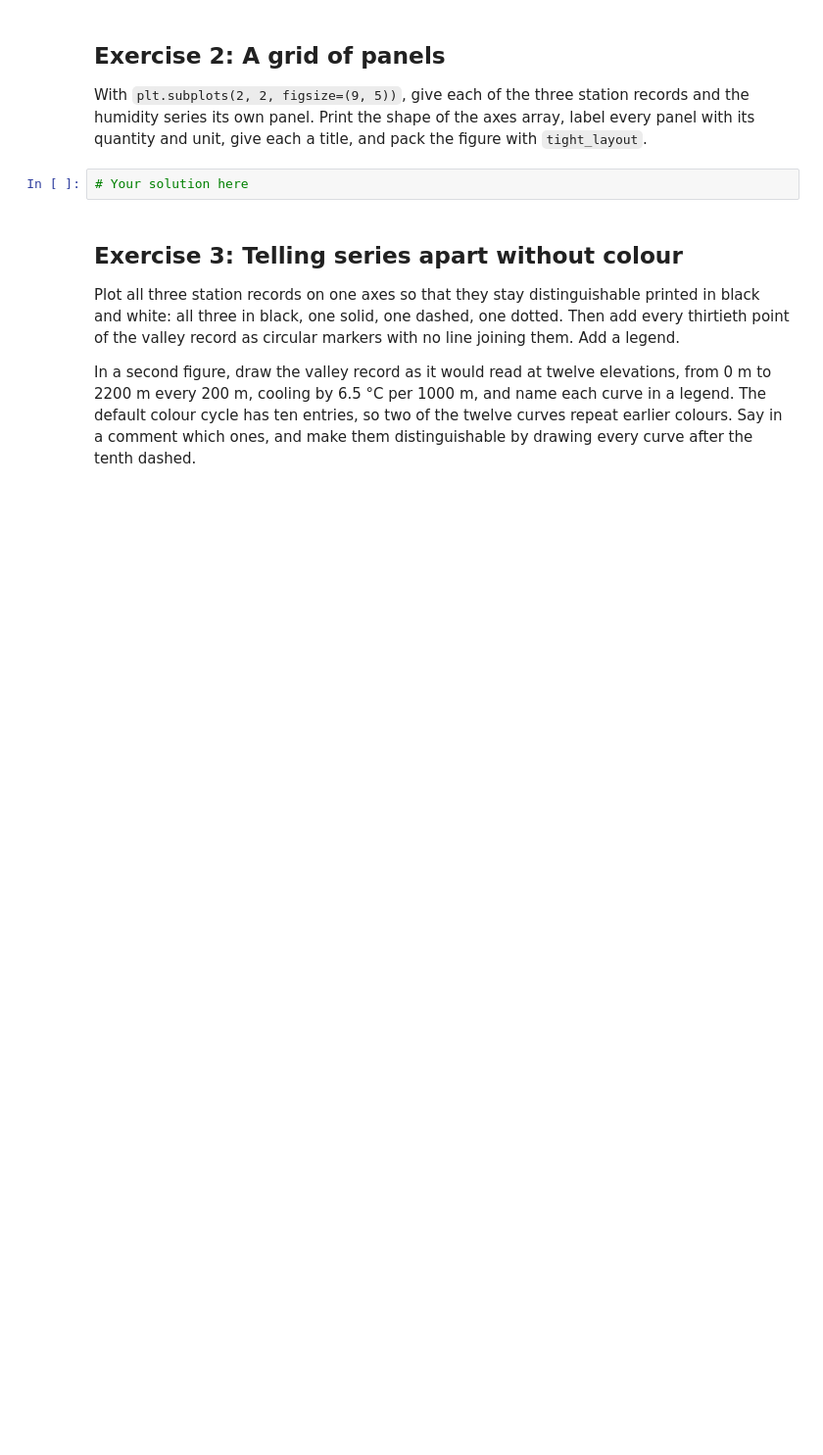
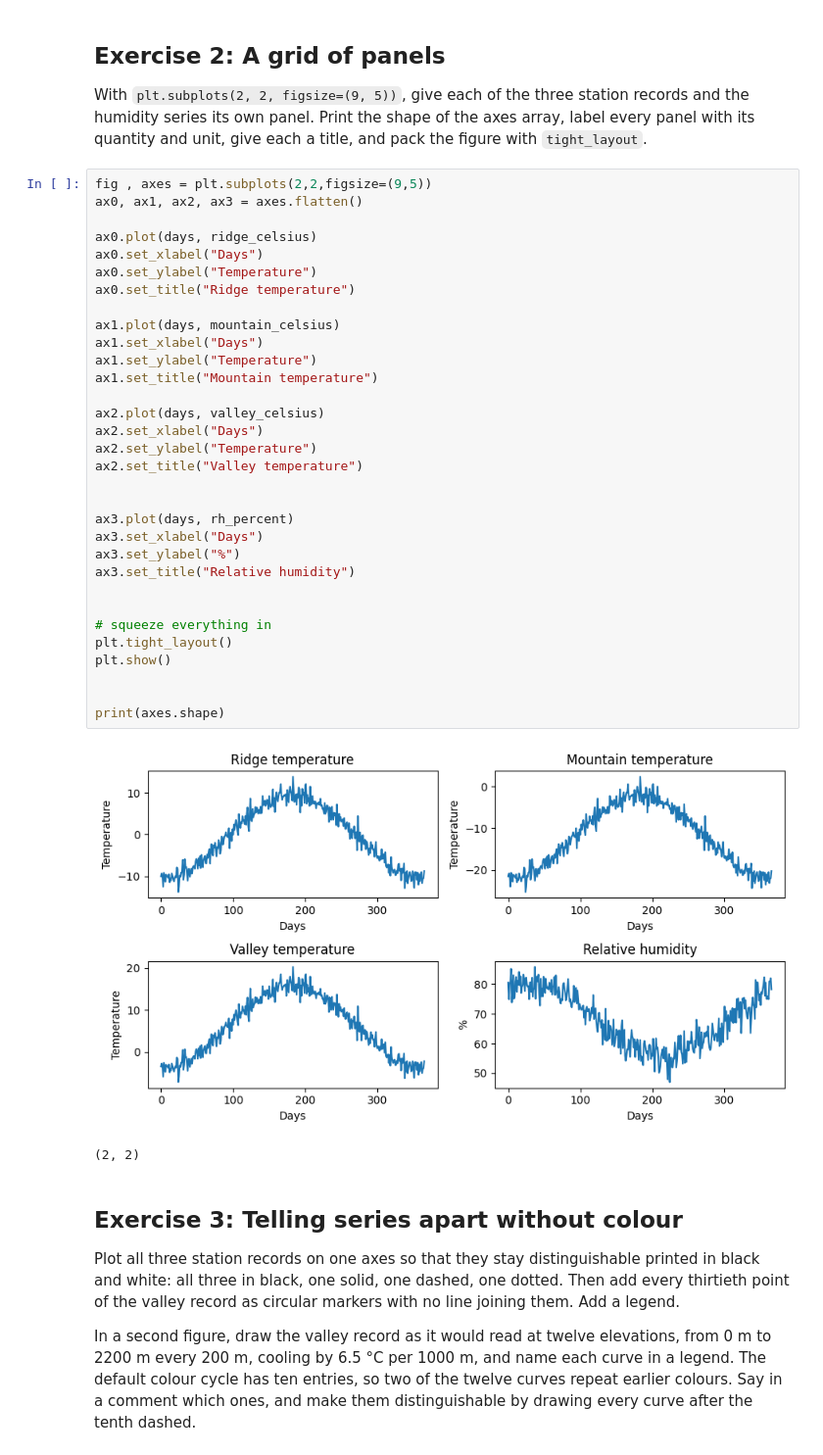
Before and after one commit to nikolaicarrion/2026_Intro_Python, a Jupyter notebook: 1.4-matplotlib-and-xarray-exercises.ipynb, the cells around one changed output. Shown at 98% size. Drawn from its saved outputs; the diff is of its cells as text; blank space fills up the shorter version.

```diff
--- a/1.4-matplotlib-and-xarray-exercises.ipynb
+++ b/1.4-matplotlib-and-xarray-exercises.ipynb
@@ -55,8 +71,41 @@ both, and give the small panel a title.
 With `plt.subplots(2, 2, figsize=(9, 5))`, give each of the three station records and the
 humidity series its own panel. Print the shape of the axes array, label every panel with its
 quantity and unit, give each a title, and pack the figure with `tight_layout`.
-# %%
-# Your solution here
+# %%
+fig , axes = plt.subplots(2,2,figsize=(9,5))
+ax0, ax1, ax2, ax3 = axes.flatten()
+
+ax0.plot(days, ridge_celsius)
+ax0.set_xlabel("Days")
+ax0.set_ylabel("Temperature")
+ax0.set_title("Ridge temperature")
+
+ax1.plot(days, mountain_celsius)
+ax1.set_xlabel("Days")
+ax1.set_ylabel("Temperature")
+ax1.set_title("Mountain temperature")
+
+ax2.plot(days, valley_celsius)
+ax2.set_xlabel("Days")
+ax2.set_ylabel("Temperature")
+ax2.set_title("Valley temperature")
+
+
+ax3.plot(days, rh_percent)
+ax3.set_xlabel("Days")
+ax3.set_ylabel("%")
+ax3.set_title("Relative humidity")
+
+
+# squeeze everything in
+plt.tight_layout()
+plt.show()
+
+
+print(axes.shape)
+# %% [output]
+[figure, added]
+(2, 2)
 # %% [markdown]
 ## Exercise 3: Telling series apart without colour
 
```
Also changed, not shown: parts of 11 cells of this notebook.
